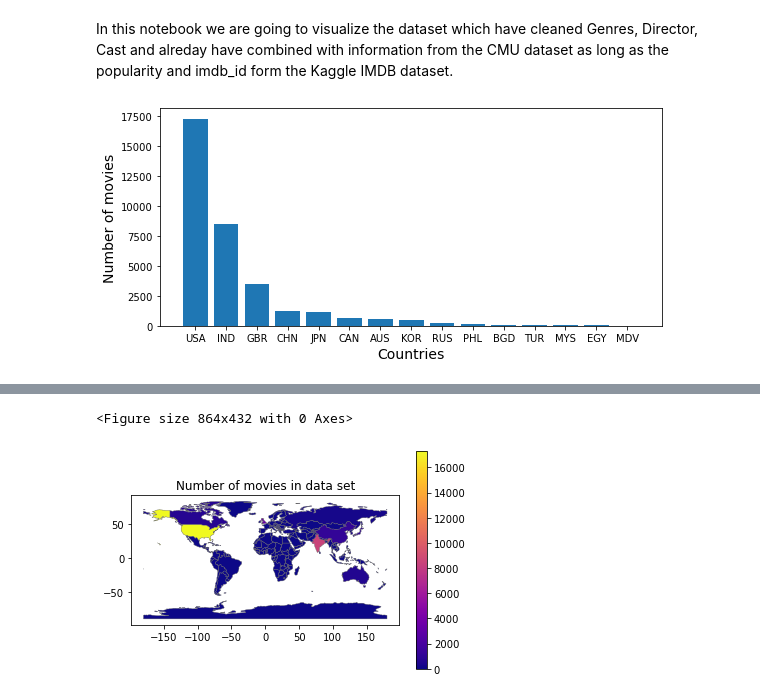
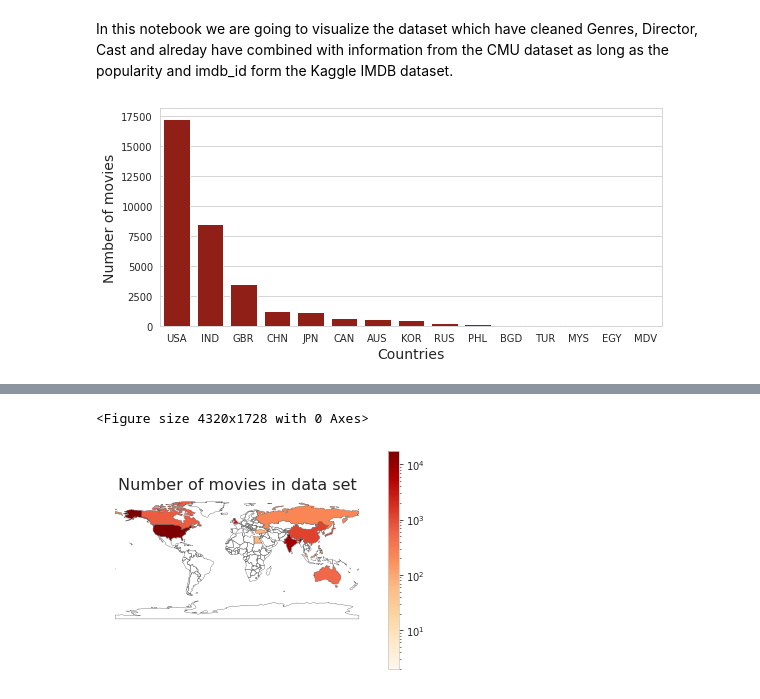
Before and after one commit to sayantangkhan/movie-plot-nlp-project, a Jupyter notebook: Visualization/data_visualization.ipynb, the cells around one changed output, grey strips where cells are left out. Cells and saved outputs as stored; diff of their text form; code cells hidden in the pictures.

Commit message:
Graphics for presentation

```diff
--- a/Visualization/data_visualization.ipynb
+++ b/Visualization/data_visualization.ipynb
@@ -4,8 +4,13 @@ In this notebook we are going to visualize the dataset which have cleaned Genres
 import pandas as pd
 import numpy as np
 import matplotlib.pyplot as plt
+import matplotlib
 import seaborn as sns
 import geopandas
+
+from seaborn import set_style
+set_style("whitegrid")
+my_red = "#a30e03"
 # %%
 data = pd.read_csv('../wiki_plots_with_genres.csv.zip')
 data2 = pd.read_csv('../Data/wiki_plots_with_genres_c3.zip')
@@ -27,12 +32,12 @@ df_new = df_new.drop(columns = ['iso_a3'])
 df_new = df_new.sort_values(by = ['Count'],ascending = False).reset_index()
 # %%
 plt.figure(figsize=(9, 4))
-plt.bar(x = df_new['iso_a3'], height = df_new['Count'])
+sns.barplot(x = df_new['iso_a3'], y = df_new['Count'], color="#a30e03")
 plt.xlabel("Countries",size = 14)
 plt.ylabel("Number of movies",size = 14)
 plt.show()
 # %% [output]
-[figure, old version]
+[figure, new version]
 # %%
 world = geopandas.read_file(geopandas.datasets.get_path('naturalearth_lowres'))
 world.head()
@@ -48,11 +53,13 @@ map_toplot  = world.merge(df_new,how = 'left',on='iso_a3')
 # %%
 map_toplot = map_toplot.fillna(value = 0)
 # %%
-plt.figure(figsize=(12, 6))
-map_toplot.plot(column="Count", cmap="plasma", linewidth=0.4, edgecolor=".4",legend=True)
+plt.figure(figsize=(60, 24))
+ax = map_toplot.plot(column="Count", cmap="OrRd", linewidth=0.4, edgecolor=".4",legend=True,
+               norm=matplotlib.colors.LogNorm(vmin=df_new["Count"].min(), vmax=df_new["Count"].max()))
 #genreated heatmap on origin of the movies on map
-plt.title('Number of movies in data set')
+plt.title('Number of movies in data set', size=16)
+ax.set_axis_off()
 plt.show()
 # %% [output]
-<Figure size 864x432 with 0 Axes>
+<Figure size 4320x1728 with 0 Axes>
-[figure, old version]
+[figure, new version]
```
Also changed, not shown: parts of 12 cells of this notebook, 2 other files.
